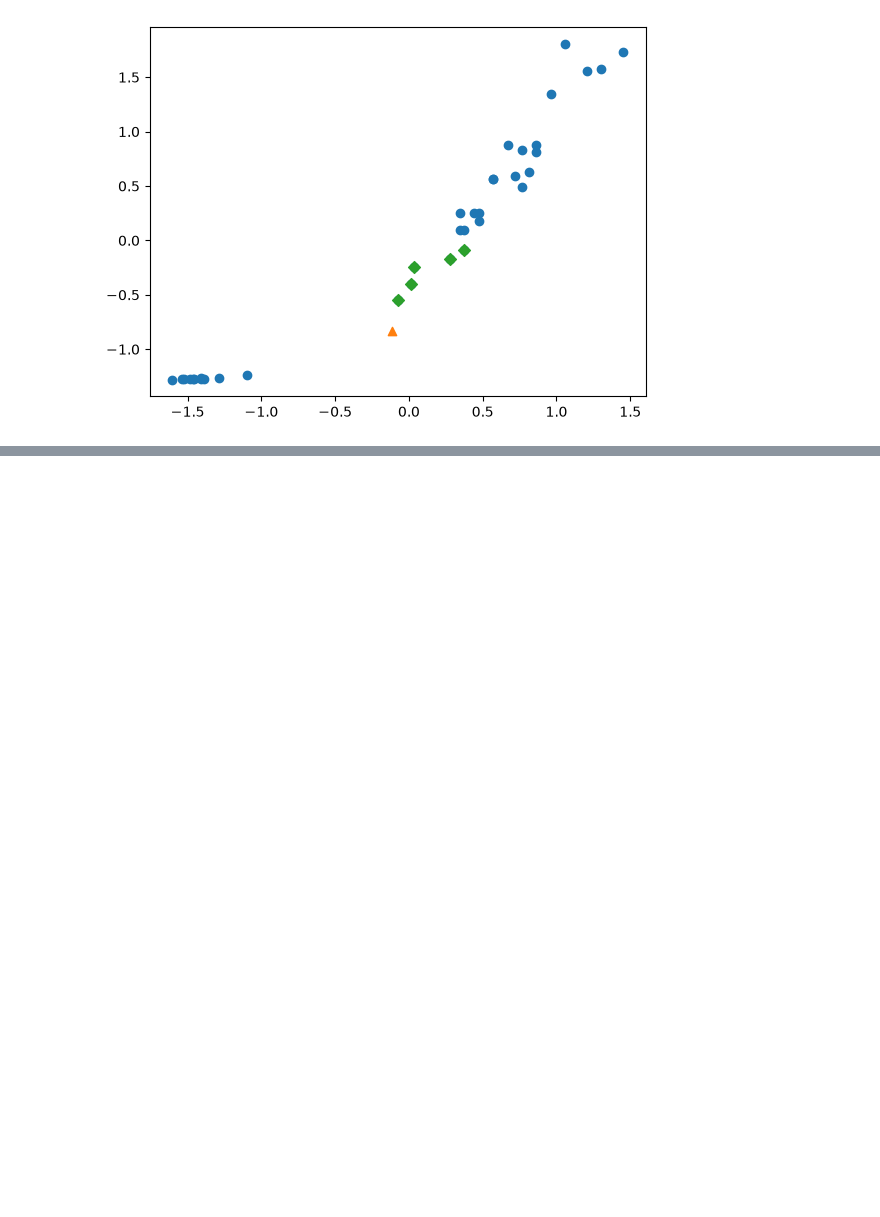
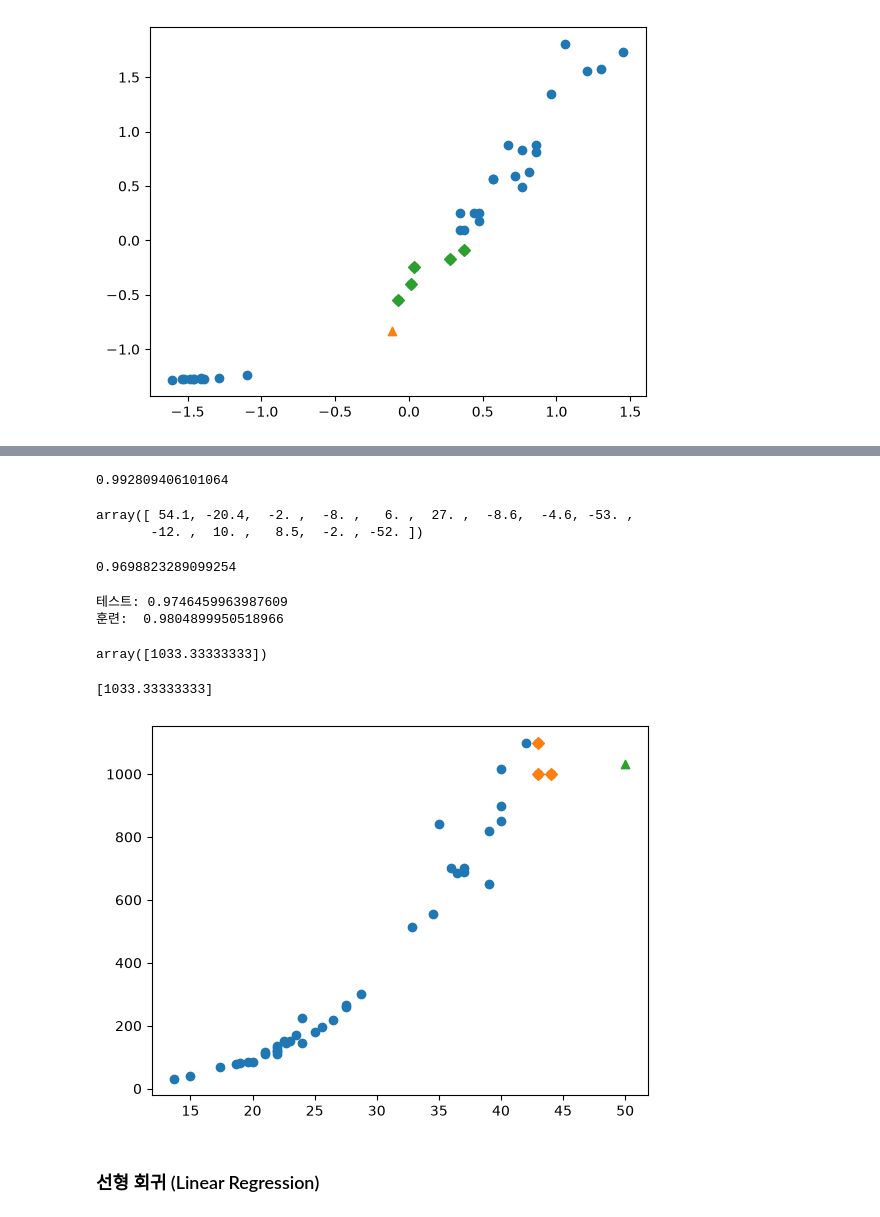
Before and after one commit to verba-neo/gaida-3, a Jupyter notebook: 03-python/09_ML.ipynb, the cells around one changed output, grey strips where cells are left out. Cells and saved outputs as stored; diff of their text form; code cells hidden in the pictures; blank space fills up the shorter version.

```diff
--- a/03-python/09_ML.ipynb
+++ b/03-python/09_ML.ipynb
@@ -188,0 +220,31 @@ plt.show()
+# %%
+from sklearn.model_selection import train_test_split
+
+X_train, X_test, y_train, y_test = train_test_split(perch_length, perch_weight, random_state=42)
+
+# X자리에는 벡터가 아닌 매트릭스가 와야함
+X_train = X_train.reshape(-1, 1)  # 벡터 -> 매트릭스 변환
+X_test = X_test.reshape(-1, 1)
+# %%
+from sklearn.neighbors import KNeighborsRegressor
+
+knr = KNeighborsRegressor()
+knr.fit(X_train, y_train)
+
+knr.score(X_test, y_test)
+# %% [output]
+0.992809406101064
+# %%
+# 우리 모델이 예측한 값
+test_prediction = knr.predict(X_test)
+
+# 예측 과 정답의 오차
+test_prediction - y_test
+# %% [output]
+array([ 54.1, -20.4,  -2. ,  -8. ,   6. ,  27. ,  -8.6,  -4.6, -53. ,
+       -12. ,  10. ,   8.5,  -2. , -52. ])
+# %%
+# 훈련시킨 데이터로 다시 테스트를 돌려보자
+knr.score(X_train, y_train)
+# %% [output]
+0.9698823289099254
@@ -188,0 +257,27 @@ plt.show()
+# %%
+knr.n_neighbors = 3
+
+knr.fit(X_train, y_train)
+print('테스트:' ,knr.score(X_test, y_test))
+print('훈련: ', knr.score(X_train, y_train))
+# %% [output]
+테스트: 0.9746459963987609
+훈련:  0.9804899950518966
+# %%
+# k=3 인 최근접 예측기로 길이 50 농어의 무게를 예측
+knr.predict([[50]])
+# %% [output]
+array([1033.33333333])
+# %%
+print(knr.predict([[50]]))
+distances, indexes = knr.kneighbors([[50]])
+
+plt.scatter(X_train, y_train)
+plt.scatter(X_train[indexes], y_train[indexes], marker='D')
+plt.scatter(50, 1033, marker='^')
+plt.show()
+# %% [output]
+[1033.33333333]
+[figure, added]
+# %% [markdown]
+### 선형 회귀 (Linear Regression)
```
Also changed, not shown: parts of 5 cells of this notebook.
